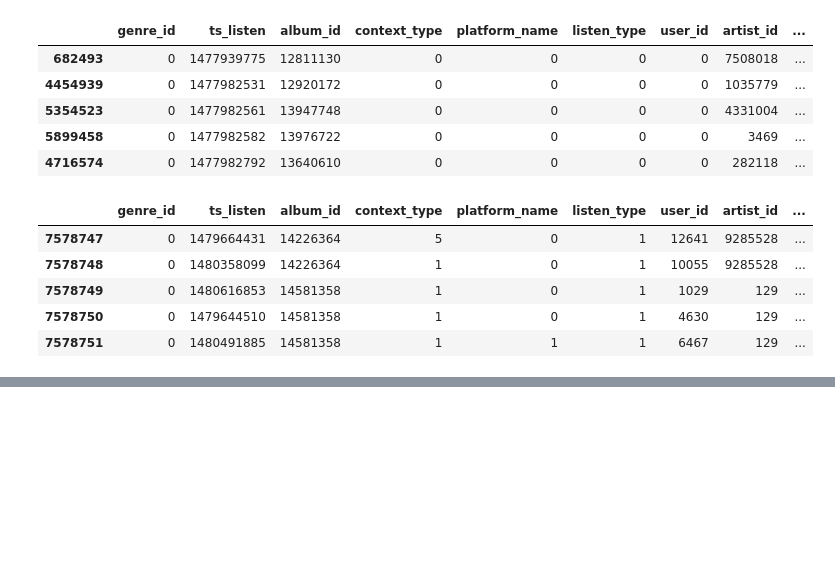
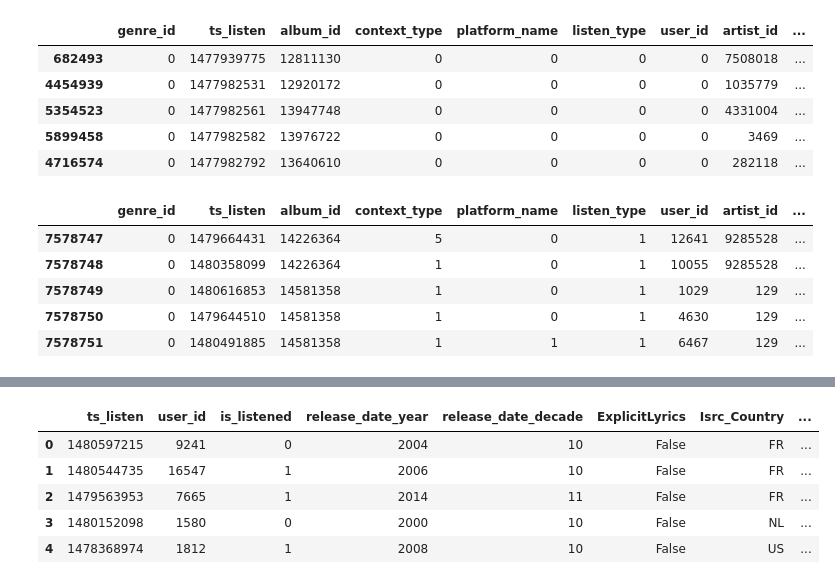
Before and after one commit to tsdaemon/mscs-competition2, a Jupyter notebook: AS_8_cumulative_categorical_features.ipynb, the cells around one changed output, grey strips where cells are left out. Cells and saved outputs as stored; diff of their text form; code cells hidden in the pictures; blank space fills up the shorter version.

```diff
--- a/AS_8_cumulative_categorical_features.ipynb
+++ b/AS_8_cumulative_categorical_features.ipynb
@@ -83,0 +88,22 @@ train_cum_mean.to_csv(path_to_train_cum_mean, encoding='utf-8', index=False)
+# %%
+import pandas as pd
+
+path_to_train = './data/train.csv'
+path_to_test = './data/test.csv'
+
+train = pd.read_csv(path_to_train, encoding='utf-8', usecols=['user_id', 'ts_listen', 'media_id', 'is_listened'])
+test = pd.read_csv(path_to_test, encoding='utf-8', usecols=['user_id', 'ts_listen', 'media_id'])
+test['is_listened'] = 0 # просто щоб зібрати, ми будемо використовувати попередні значення
+
+path_to_test_release_date = './data/features/release_date.test.txt'
+path_to_train_release_date = './data/features/release_date.train.txt'
+categorical_features_release_date = ['release_date_decade', 'release_date_year']
+
+test_release_date = pd.read_csv(path_to_test_release_date, encoding='utf-8', usecols=categorical_features_release_date)
+train_release_date = pd.read_csv(path_to_train_release_date, encoding='utf-8', usecols=categorical_features_release_date)
+
+test = pd.concat([test, test_release_date], axis=1)
+train = pd.concat([train, train_release_date], axis=1)
+
+df = pd.concat([train, test], ignore_index=True)
+df.tail()
@@ -83,0 +117,16 @@ train_cum_mean.to_csv(path_to_train_cum_mean, encoding='utf-8', index=False)
+# %%
+# track info categorical features
+path_to_test_release_date = './data/features/all_media_info.csv'
+track_info = pd.read_csv(path_to_test_release_date, encoding='utf-8', usecols=['Id', 'ExplicitLyrics', 'Isrc_Country', 'Isrc_Label'])
+
+df = pd.merge(df, track_info, left_on='media_id', right_on='Id', how='left', sort=False)
+del df['Id']
+del df['media_id']
+df.head()
+# %% [output]
+|  | ts_listen | user_id | is_listened | release_date_year | release_date_decade | ExplicitLyrics | Isrc_Country | ... |
+| 0 | 1480597215 | 9241 | 0 | 2004 | 10 | False | FR | ... |
+| 1 | 1480544735 | 16547 | 1 | 2006 | 10 | False | FR | ... |
+| 2 | 1479563953 | 7665 | 1 | 2014 | 11 | False | FR | ... |
+| 3 | 1480152098 | 1580 | 0 | 2000 | 10 | False | NL | ... |
+| 4 | 1478368974 | 1812 | 1 | 2008 | 10 | False | US | ... |
```
Also changed, not shown: parts of 5 cells of this notebook, 1 other file.
